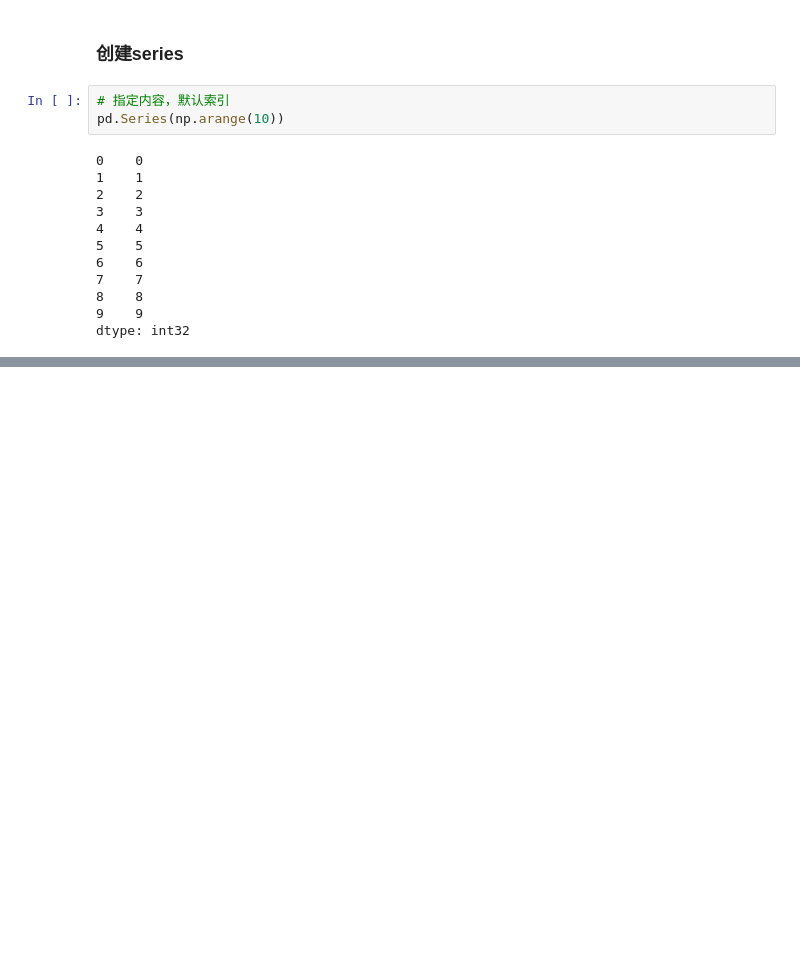
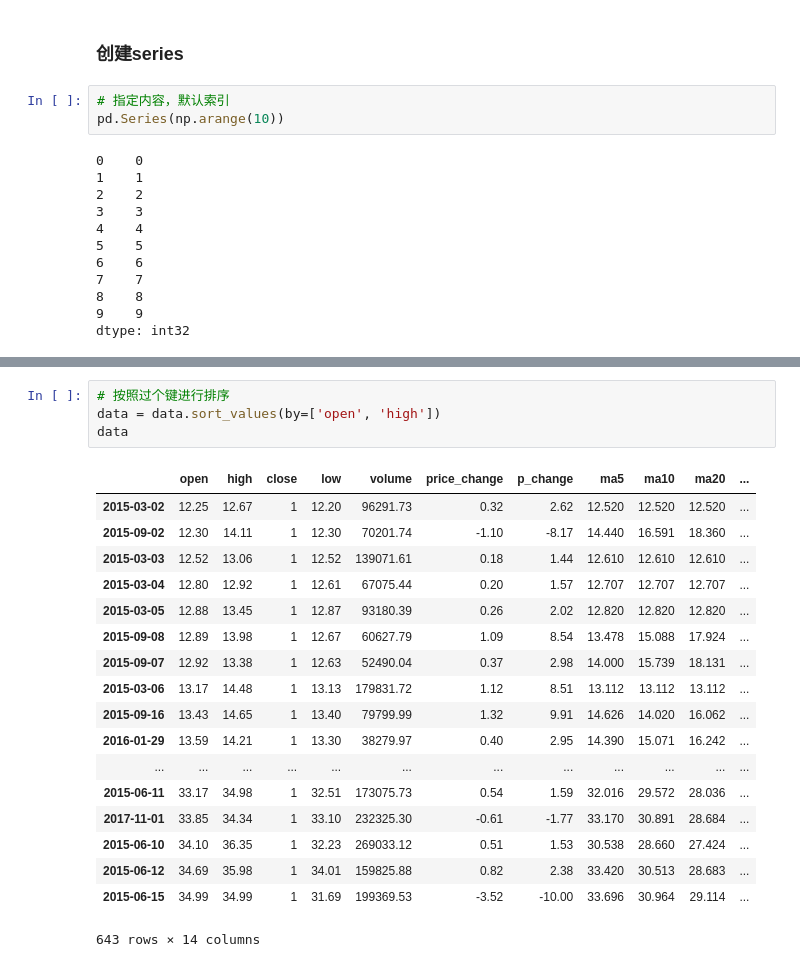
Before and after one commit to lzc978/My_MachineLearning, a Jupyter notebook: Jupyter Notebook Sklearn_MLAlgorithm/pandas_train.ipynb, the cells around one changed output, grey strips where cells are left out. Drawn from its saved outputs; the diff is of its cells as text; blank space fills up the shorter version.

```diff
--- a/Jupyter Notebook Sklearn_MLAlgorithm/pandas_train.ipynb
+++ b/Jupyter Notebook Sklearn_MLAlgorithm/pandas_train.ipynb
@@ -362,0 +530,23 @@ NameError: name 'index' is not defined
+# %%
+# 按照过个键进行排序
+data = data.sort_values(by=['open', 'high'])
+data
+# %% [output]
+|  | open | high | close | low | volume | price_change | p_change | ma5 | ma10 | ma20 | ... |
+| 2015-03-02 | 12.25 | 12.67 | 1 | 12.20 | 96291.73 | 0.32 | 2.62 | 12.520 | 12.520 | 12.520 | ... |
+| 2015-09-02 | 12.30 | 14.11 | 1 | 12.30 | 70201.74 | -1.10 | -8.17 | 14.440 | 16.591 | 18.360 | ... |
+| 2015-03-03 | 12.52 | 13.06 | 1 | 12.52 | 139071.61 | 0.18 | 1.44 | 12.610 | 12.610 | 12.610 | ... |
+| 2015-03-04 | 12.80 | 12.92 | 1 | 12.61 | 67075.44 | 0.20 | 1.57 | 12.707 | 12.707 | 12.707 | ... |
+| 2015-03-05 | 12.88 | 13.45 | 1 | 12.87 | 93180.39 | 0.26 | 2.02 | 12.820 | 12.820 | 12.820 | ... |
+| 2015-09-08 | 12.89 | 13.98 | 1 | 12.67 | 60627.79 | 1.09 | 8.54 | 13.478 | 15.088 | 17.924 | ... |
+| 2015-09-07 | 12.92 | 13.38 | 1 | 12.63 | 52490.04 | 0.37 | 2.98 | 14.000 | 15.739 | 18.131 | ... |
+| 2015-03-06 | 13.17 | 14.48 | 1 | 13.13 | 179831.72 | 1.12 | 8.51 | 13.112 | 13.112 | 13.112 | ... |
+| 2015-09-16 | 13.43 | 14.65 | 1 | 13.40 | 79799.99 | 1.32 | 9.91 | 14.626 | 14.020 | 16.062 | ... |
+| 2016-01-29 | 13.59 | 14.21 | 1 | 13.30 | 38279.97 | 0.40 | 2.95 | 14.390 | 15.071 | 16.242 | ... |
+| ... | ... | ... | ... | ... | ... | ... | ... | ... | ... | ... | ... |
+| 2015-06-11 | 33.17 | 34.98 | 1 | 32.51 | 173075.73 | 0.54 | 1.59 | 32.016 | 29.572 | 28.036 | ... |
+| 2017-11-01 | 33.85 | 34.34 | 1 | 33.10 | 232325.30 | -0.61 | -1.77 | 33.170 | 30.891 | 28.684 | ... |
+| 2015-06-10 | 34.10 | 36.35 | 1 | 32.23 | 269033.12 | 0.51 | 1.53 | 30.538 | 28.660 | 27.424 | ... |
+| 2015-06-12 | 34.69 | 35.98 | 1 | 34.01 | 159825.88 | 0.82 | 2.38 | 33.420 | 30.513 | 28.683 | ... |
+| 2015-06-15 | 34.99 | 34.99 | 1 | 31.69 | 199369.53 | -3.52 | -10.00 | 33.696 | 30.964 | 29.114 | ... |
+643 rows × 14 columns
```
Also changed, not shown: parts of 63 cells of this notebook.
